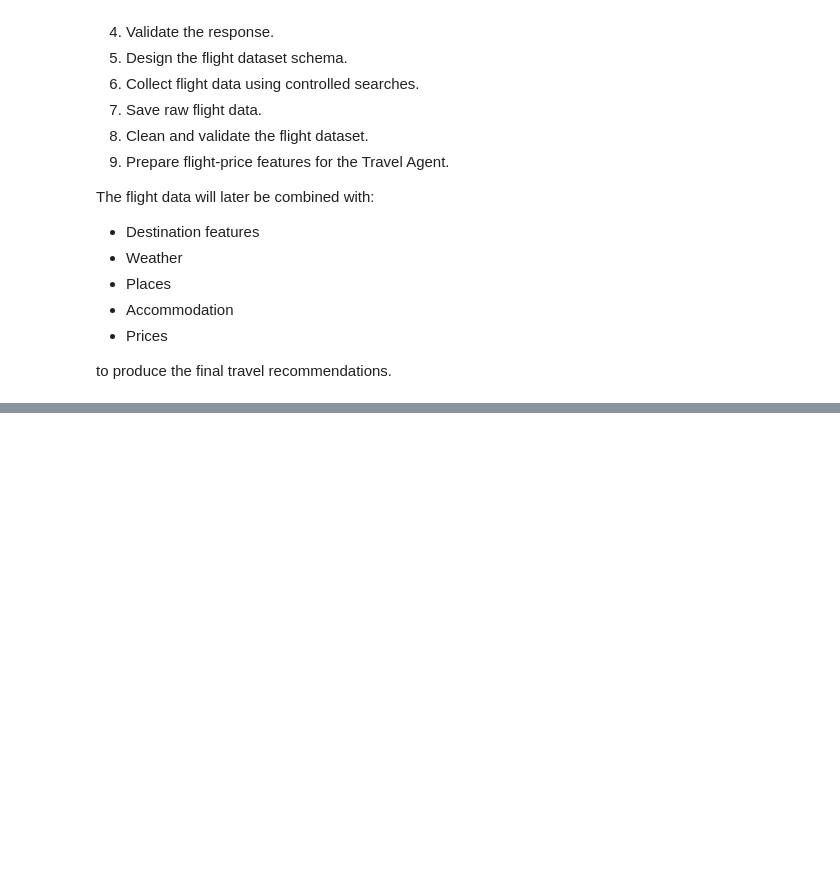
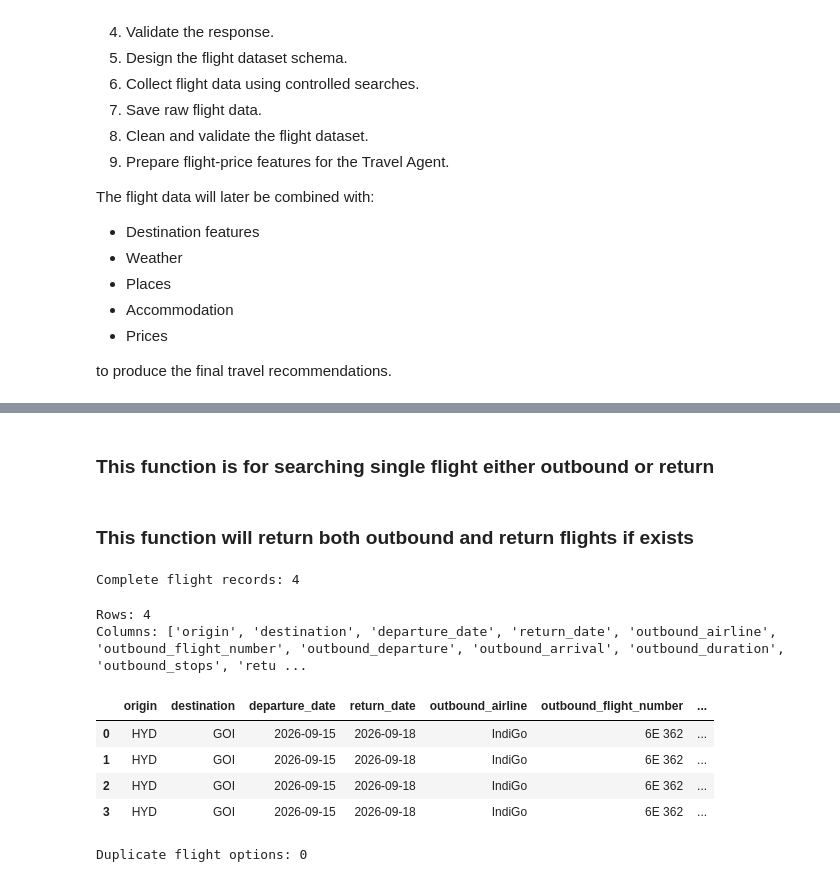
Before and after one commit to rushindrareddyyasa/Travel_Agent, a Jupyter notebook: notebooks/03_Flight_Data.ipynb, the cells around one changed output, grey strips where cells are left out. Cells and saved outputs as stored; diff of their text form; code cells hidden in the pictures; blank space fills up the shorter version.

```diff
--- a/notebooks/03_Flight_Data.ipynb
+++ b/notebooks/03_Flight_Data.ipynb
@@ -126,0 +624,10 @@ to produce the final travel recommendations.
+# %%
+# Inspect the first return-flight option
+
+return_offer = return_result["other_flights"][0]
+
+print("Fields:")
+print(return_offer.keys())
+
+print("\nReturn flight offer:")
+display(return_offer)
@@ -126,0 +772,8 @@ to produce the final travel recommendations.
+# %%
+# Calculate stops correctly from the number of flight segments
+
+outbound_stops = max(len(first_offer["flights"]) - 1, 0)
+return_stops = max(len(return_offer["flights"]) - 1, 0)
+
+print("Outbound stops:", outbound_stops)
+print("Return stops:", return_stops)
@@ -126,0 +974,2 @@ to produce the final travel recommendations.
+# %% [markdown]
+### This function is for searching single flight either outbound or return
@@ -126,0 +1019,2 @@ to produce the final travel recommendations.
+# %% [markdown]
+### This function will return both outbound and return flights if exists
@@ -126,0 +1120,45 @@ to produce the final travel recommendations.
+# %%
+# Test the reusable round-trip search function with Goa
+
+goa_records = search_round_trip(
+    origin="HYD",
+    destination="GOI",
+    departure_date="2026-09-15",
+    return_date="2026-09-18"
+)
+
+print("Complete flight records:", len(goa_records))
+# %% [output]
+Complete flight records: 4
+# %%
+# Convert the collected records into a dataframe
+
+goa_flights_df = pd.DataFrame(goa_records)
+
+print("Rows:", len(goa_flights_df))
+print("Columns:", goa_flights_df.columns.tolist())
+
+display(goa_flights_df)
+# %% [output]
+Rows: 4
+Columns: ['origin', 'destination', 'departure_date', 'return_date', 'outbound_airline', 'outbound_flight_number', 'outbound_departure', 'outbound_arrival', 'outbound_duration', 'outbound_stops', 'retu ...
+|  | origin | destination | departure_date | return_date | outbound_airline | outbound_flight_number | ... |
+| 0 | HYD | GOI | 2026-09-15 | 2026-09-18 | IndiGo | 6E 362 | ... |
+| 1 | HYD | GOI | 2026-09-15 | 2026-09-18 | IndiGo | 6E 362 | ... |
+| 2 | HYD | GOI | 2026-09-15 | 2026-09-18 | IndiGo | 6E 362 | ... |
+| 3 | HYD | GOI | 2026-09-15 | 2026-09-18 | IndiGo | 6E 362 | ... |
+# %%
+# Check for duplicate flight options
+
+duplicate_count = goa_flights_df.duplicated(
+    subset=[
+        "outbound_flight_number",
+        "outbound_departure",
+        "return_flight_number",
+        "return_departure"
+    ]
+).sum()
+
+print("Duplicate flight options:", duplicate_count)
+# %% [output]
+Duplicate flight options: 0
```
Also changed, not shown: parts of 43 cells of this notebook, 3 other files.
